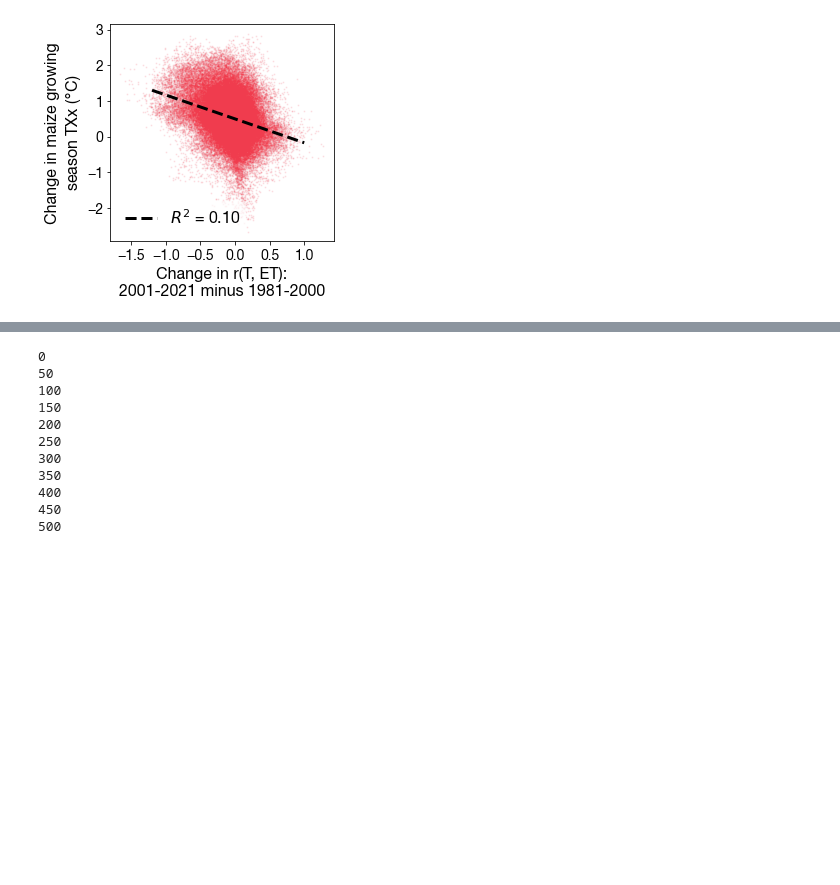
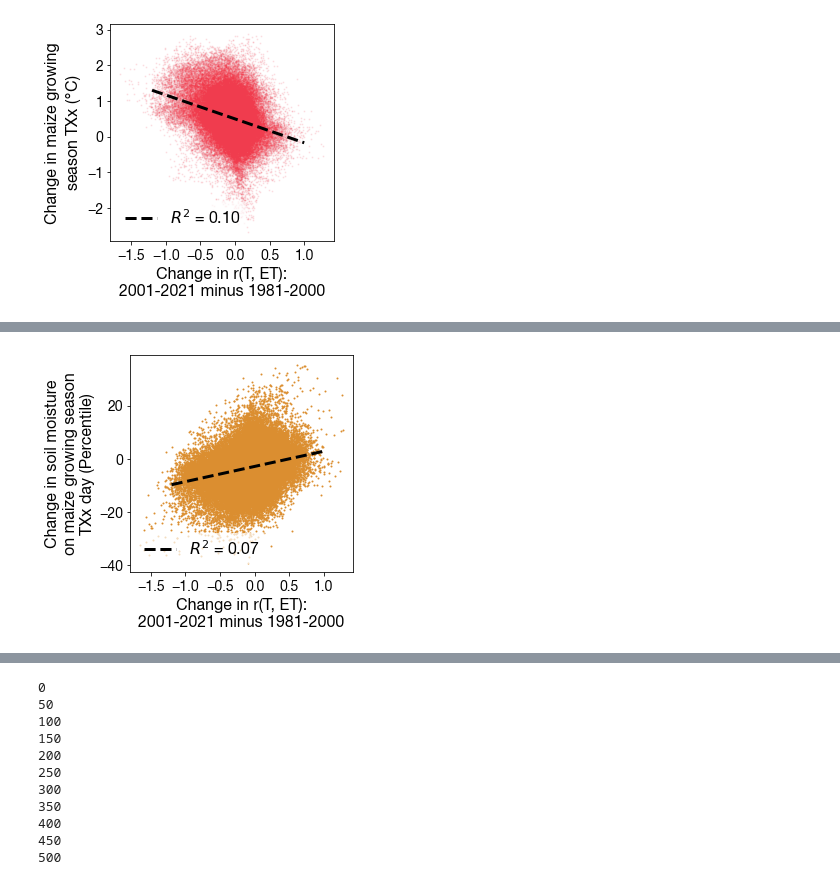
Before and after one commit to ecoffel/2021-heat, a Jupyter notebook: ht_tx_on_tw_analysis.ipynb, the cells around one changed output, grey strips where cells are left out. Cells and saved outputs as stored; diff of their text form; code cells hidden in the pictures; blank space fills up the shorter version.

```diff
--- a/ht_tx_on_tw_analysis.ipynb
+++ b/ht_tx_on_tw_analysis.ipynb
@@ -1967,35 +1965,37 @@ legend.get_frame().set_alpha(0.7)
 # %%
-crop = 'wheat'
+crop = 'maize'
 
 
 sm_during_tx_chg_binned = data['sm_on_txx_chg_81_%s_sel_1d'%crop]
 r_t_et_chg_binned = data['r_t_et_01_21_%s'%crop]-data['r_t_et_81_01_%s'%crop]
 
 nn = np.where((~np.isnan(sm_during_tx_chg_binned)) & (~np.isnan(r_t_et_chg_binned)) & (~np.isnan(data['%s_ha_chg'%crop])))[0]
 
 X = sm.add_constant(r_t_et_chg_binned[nn])
 mdl = sm.OLS(sm_during_tx_chg_binned[nn], X).fit()
 
 x1 = -1.2
 x2 = 1
 
 plt.figure(figsize=(4,4))
 
 plt.scatter(r_t_et_chg_binned[nn], sm_during_tx_chg_binned[nn], c='#db8e30', s=1)
 
 l = '$R^2$ = %.2f'%mdl.rsquared
 # l = 'Slope =\n%.1f pp/unit\nr(T,ET)'%mdl.params[1]
 plt.plot([x1, x2], [mdl.params[0]+x1*mdl.params[1], mdl.params[0]+x2*mdl.params[1]], '--k', lw=3, label = l)
 plt.xticks([-1.5, -1, -.5, 0, .5, 1])
 
 plt.xlabel('Change in r(T, ET):\n2001-2021 minus 1981-2000')
 plt.ylabel('Change in soil moisture\non %s growing season\nTXx day (Percentile)'%crop)
 legend = plt.legend(prop={'size': 16}, frameon=True, loc='lower left')
 legend.get_frame().set_facecolor('white')
 legend.get_frame().set_edgecolor('none')
 legend.get_frame().set_alpha(0.7)
 
 # plt.savefig('chg-sm-on-txx-vs-r_t_et_chg-gridcell_%s.png'%crop, format='png', dpi=500, bbox_inches = 'tight', pad_inches = 0.02)
+# %% [output]
+[figure, added]
 # %%
 plt.plot(sacks_end_by_cf_bin-np.nanmean(sacks_end_by_cf_bin), 'or')
 plt.plot(sacks_start_by_cf_bin-np.nanmean(sacks_start_by_cf_bin), 'og')
```
Also changed, not shown: parts of 9 cells of this notebook.
